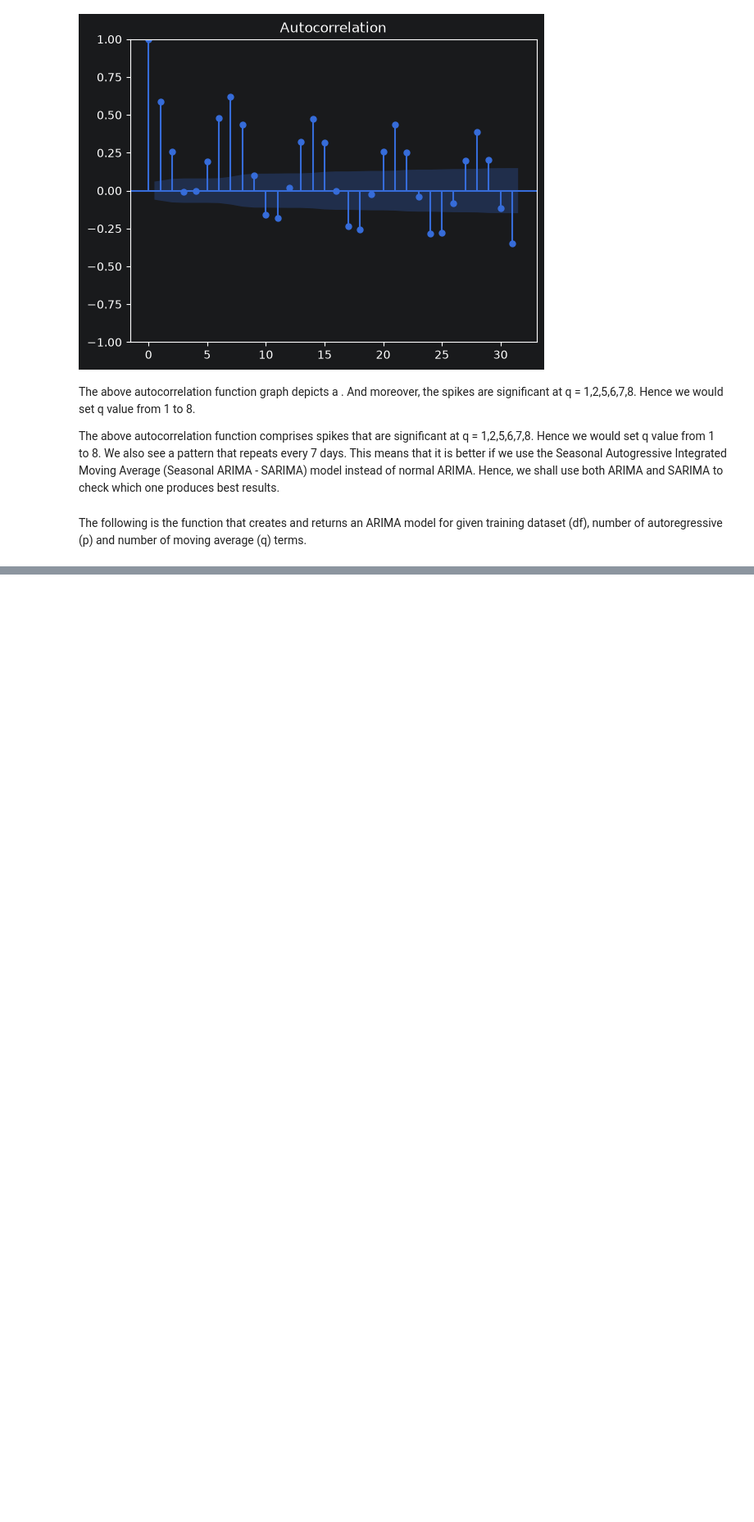
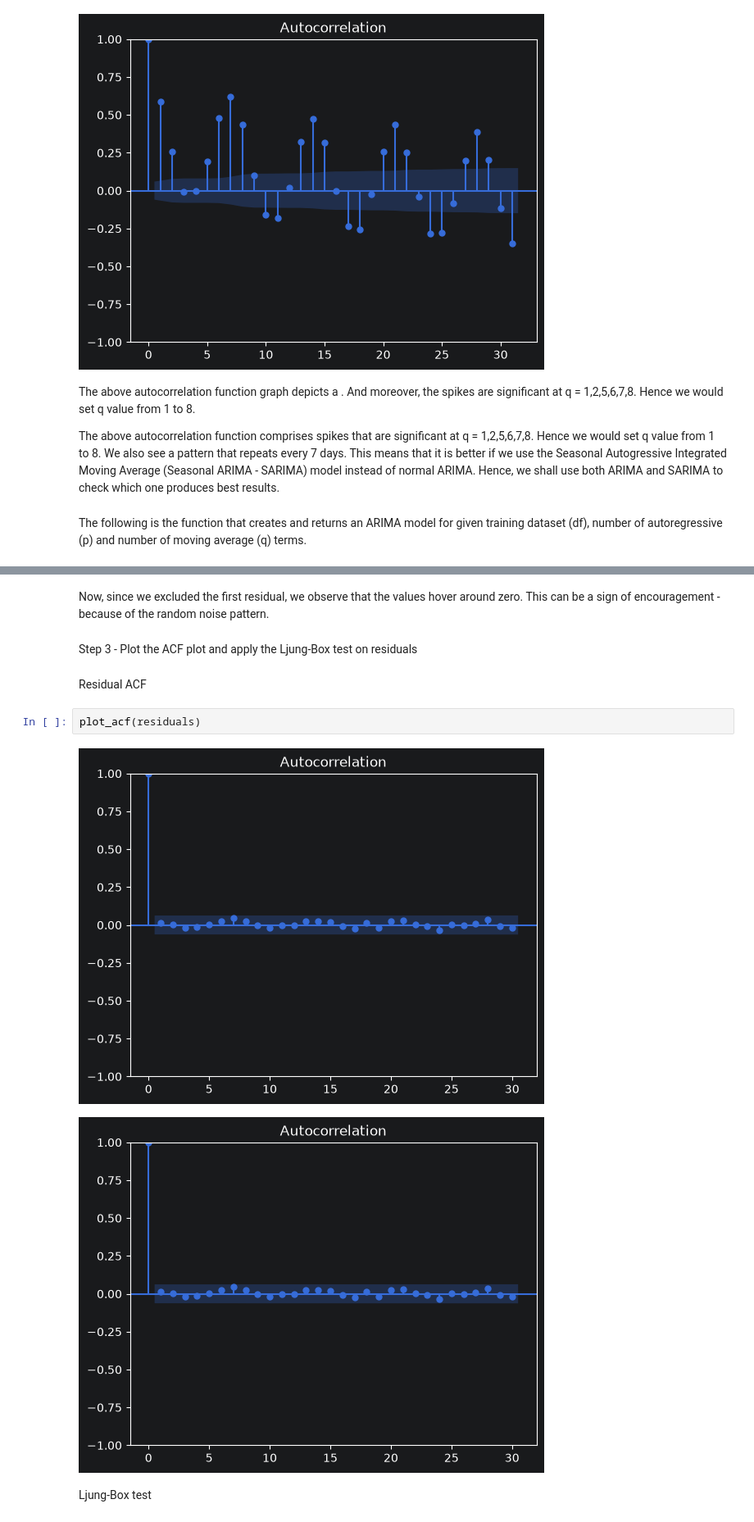
Before and after one commit to amithvardhan99/resume-projects, a Jupyter notebook: Predictive Forecasting of Care Load & Placement Demand/notebook.ipynb, the cells around one changed output, grey strips where cells are left out. Shown at 82% size. Cells and saved outputs as stored; diff of their text form; blank space fills up the shorter version.

```diff
--- a/Predictive Forecasting of Care Load & Placement Demand/notebook.ipynb
+++ b/Predictive Forecasting of Care Load & Placement Demand/notebook.ipynb
@@ -881,0 +903,13 @@ plt.plot(residuals)
+# %% [markdown]
+Now, since we excluded the first residual, we observe that the values hover around zero. This can be a sign of encouragement - because of the random noise pattern.
+# %% [markdown]
+Step 3 - Plot the ACF plot and apply the Ljung-Box test on residuals
+# %% [markdown]
+Residual ACF
+# %%
+plot_acf(residuals)
+# %% [output]
+[figure, added]
+[figure, added]
+# %% [markdown]
+Ljung-Box test
```
Also changed, not shown: parts of 20 cells of this notebook.
